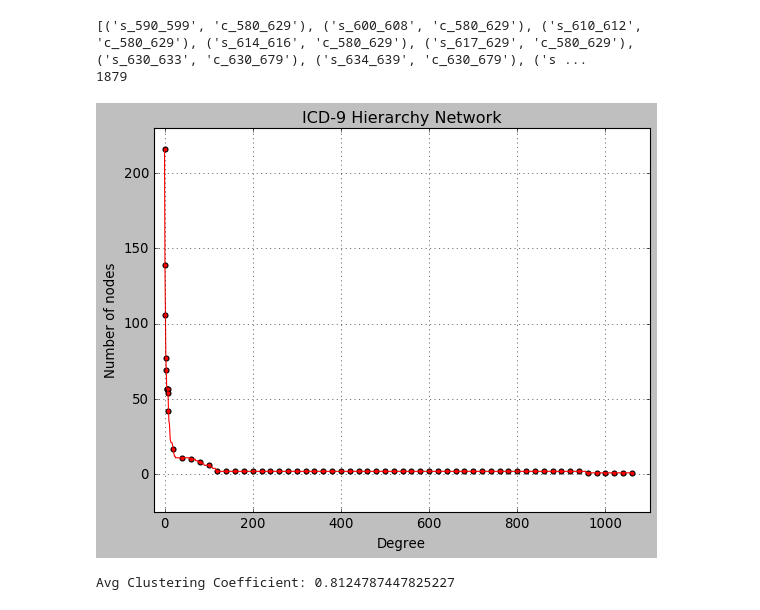
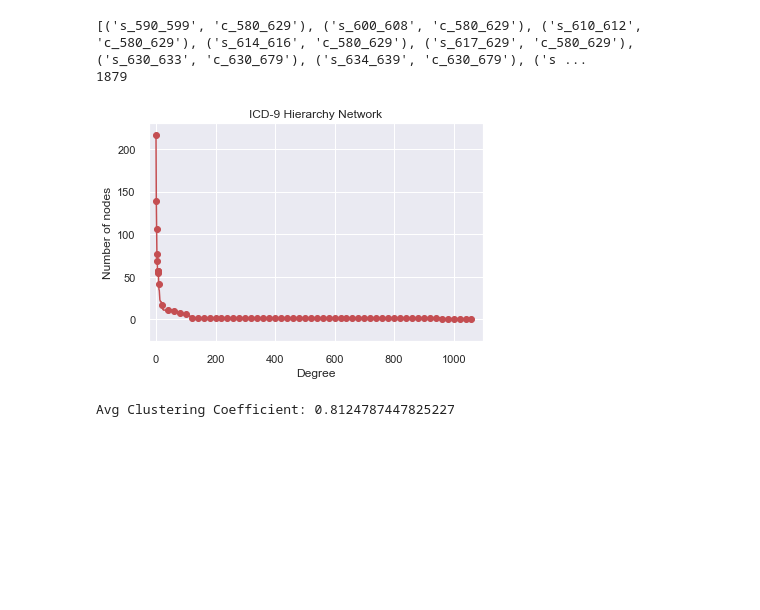
Before and after one commit to drewwilimitis/Hyperbolic-ICD-Embeddings-MIMIC3, a Jupyter notebook: hyperbolic_embedding_ICD9.ipynb, the cells around one changed output. Saved outputs shown, nothing was run; the diff lists cells and outputs as text; code cells hidden in the pictures; blank space fills up the shorter version.

```diff
--- a/hyperbolic_embedding_ICD9.ipynb
+++ b/hyperbolic_embedding_ICD9.ipynb
@@ -213,25 +170,25 @@ G = nx.Graph()
 G.add_edges_from(relations)
 # %%
 import collections
-plt.style.use('classic')
+sns.set()
 degree_sequence = sorted([d for n, d in G.degree()], reverse=True)  # degree sequence
 # print "Degree sequence", degree_sequence
 degreeCount = collections.Counter(degree_sequence)
 deg, cnt = zip(*degreeCount.items())
 
 plt.figure() # you need to first do 'import pylab as plt'
 plt.grid(True)
 plt.plot(degree_sequence, 'r') # in-degree
 node_ix = list(np.arange(0,10)) + list(np.arange(20, len(degree_sequence), 20))
 plt.scatter(node_ix, np.array(degree_sequence)[node_ix], c='r')
 plt.xlabel('Degree')
 plt.ylabel('Number of nodes')
 plt.title('ICD-9 Hierarchy Network')
 plt.ylim([-25, 230])
 plt.xlim([-25, 1100])
 plt.show();
 # %% [output]
-[figure, old version]
+[figure, new version]
 # %%
 # Clustering coefficient of all nodes (in a dictionary)
 clust_coefficients = nx.clustering(G)
```
Also changed, not shown: parts of 26 cells of this notebook, 1 other file.
